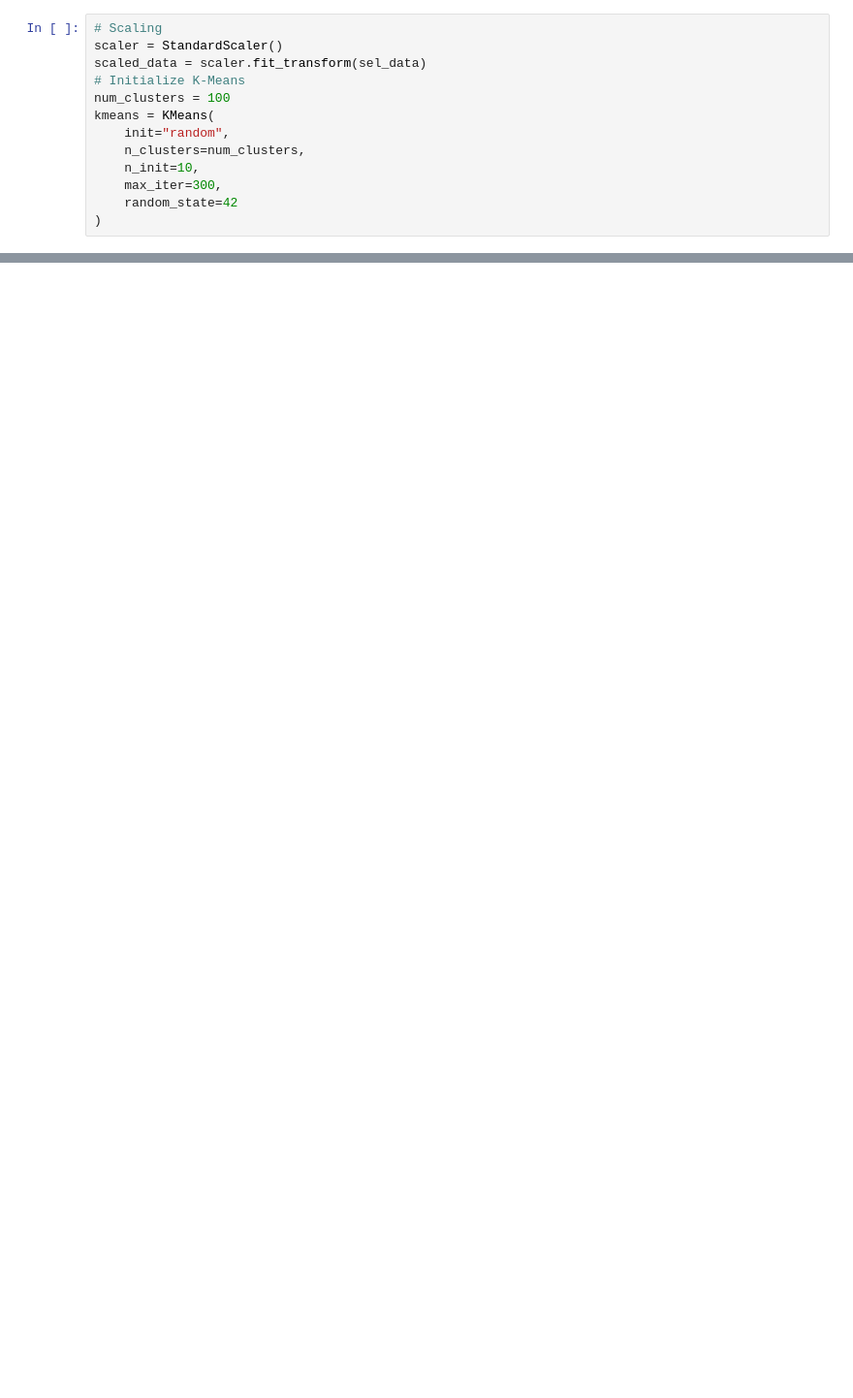
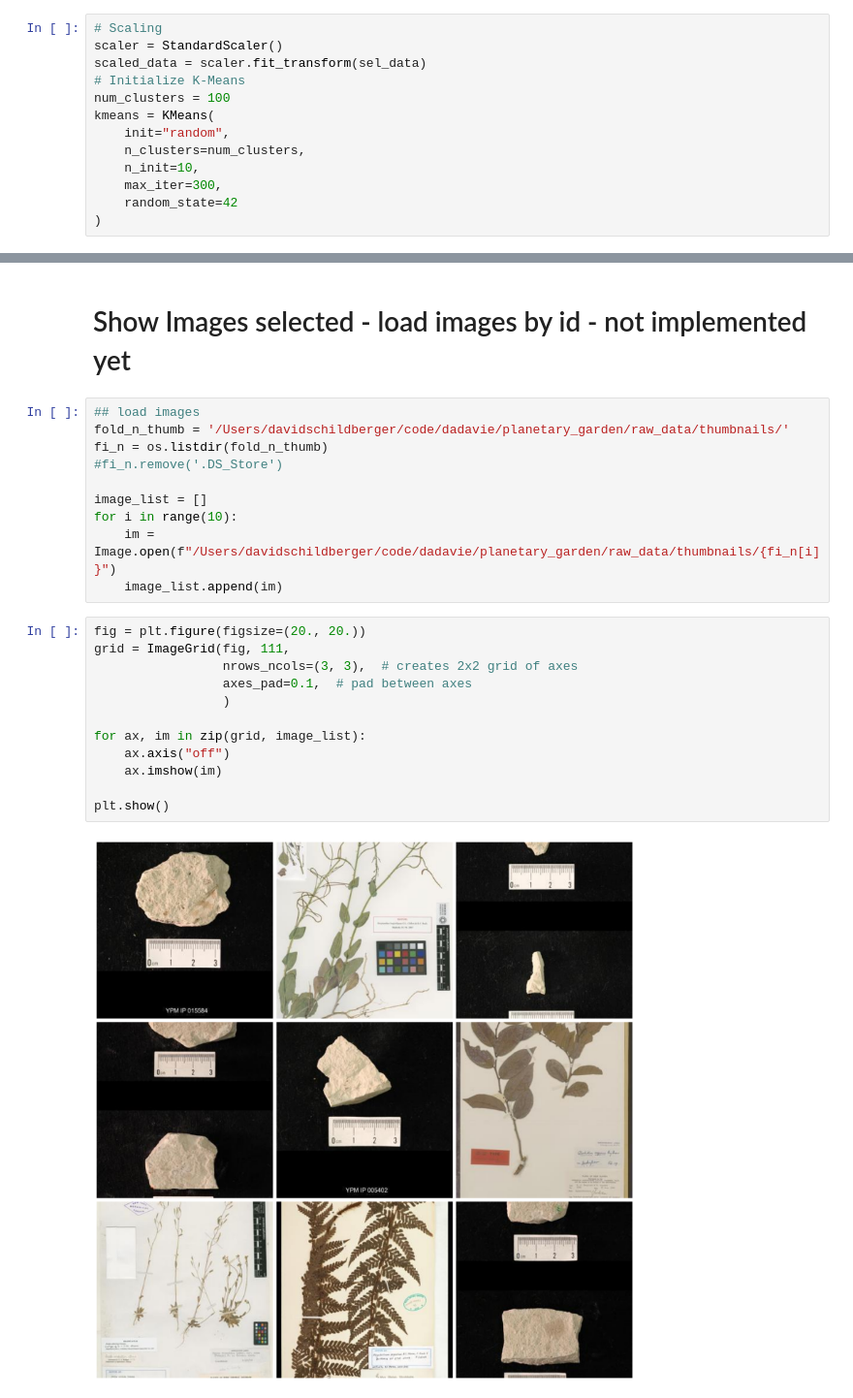
Before and after one commit to dadavie/planetary_garden, a Jupyter notebook: notebooks/Notebook_DavidSchildberger_Model.ipynb, the cells around one changed output, grey strips where cells are left out. Shown at 97% size. Cells and saved outputs as stored; diff of their text form; blank space fills up the shorter version.

```diff
--- a/notebooks/Notebook_DavidSchildberger_Model.ipynb
+++ b/notebooks/Notebook_DavidSchildberger_Model.ipynb
@@ -262,0 +397,26 @@ KMeans(init='random', n_clusters=100, random_state=42)
+# %% [markdown]
+# Show Images selected - load images by id -  not implemented yet
+# %%
+## load images
+fold_n_thumb = '/Users/davidschildberger/code/dadavie/planetary_garden/raw_data/thumbnails/'
+fi_n = os.listdir(fold_n_thumb)
+#fi_n.remove('.DS_Store')
+
+image_list = []
+for i in range(10):
+    im = Image.open(f"/Users/davidschildberger/code/dadavie/planetary_garden/raw_data/thumbnails/{fi_n[i]}")
+    image_list.append(im)
+# %%
+fig = plt.figure(figsize=(20., 20.))
+grid = ImageGrid(fig, 111,
+                 nrows_ncols=(3, 3),  # creates 2x2 grid of axes
+                 axes_pad=0.1,  # pad between axes
+                 )
+
+for ax, im in zip(grid, image_list):
+    ax.axis("off")
+    ax.imshow(im)
+
+plt.show()
+# %% [output]
+[figure, added]
```
Also changed, not shown: parts of 21 cells of this notebook.
